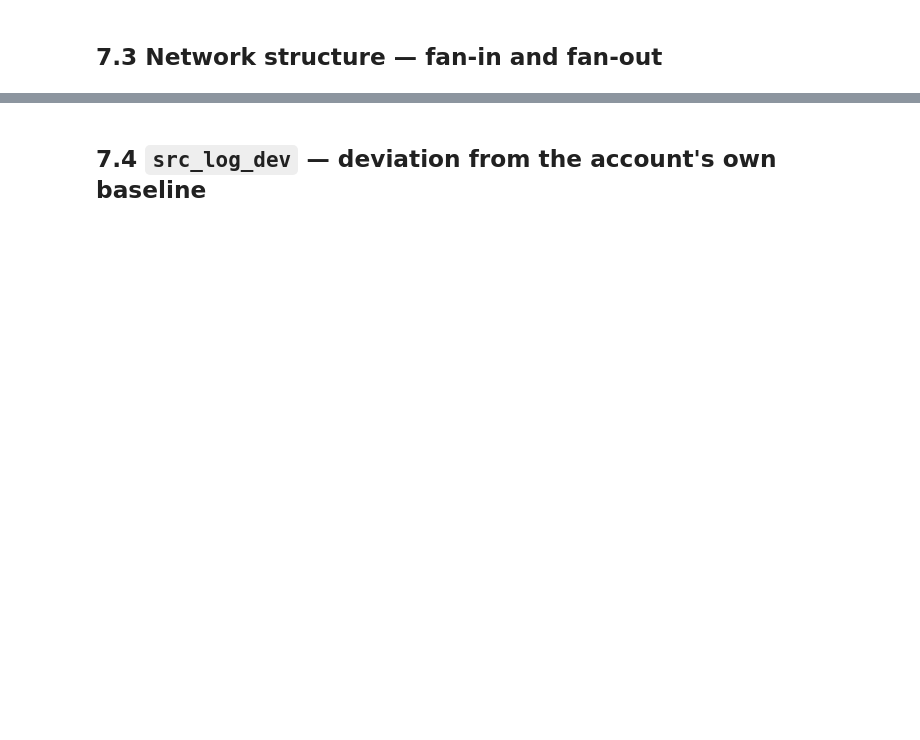
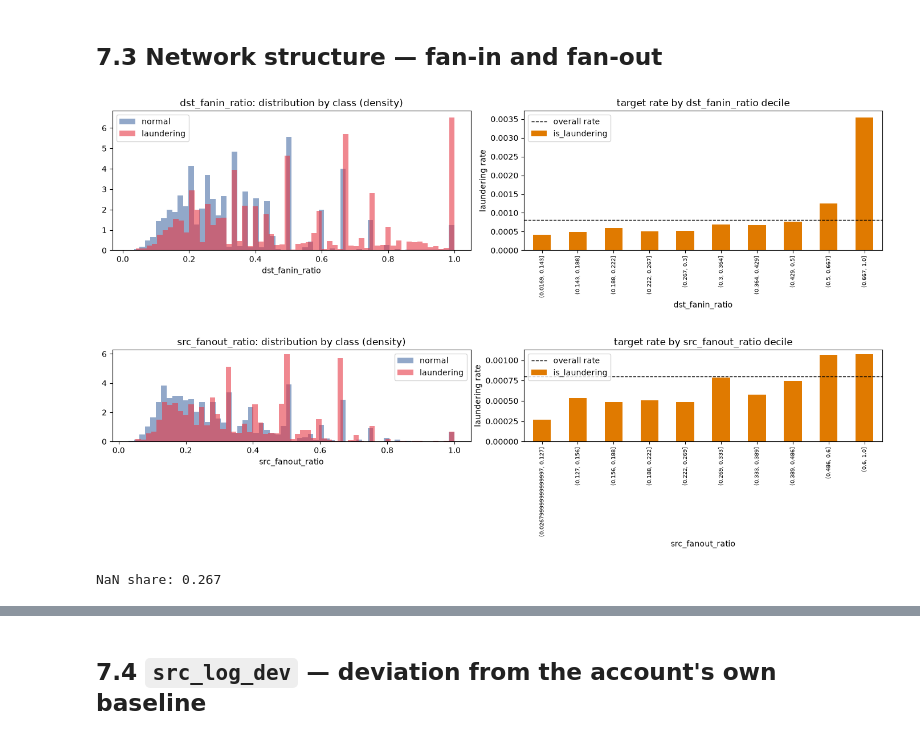
Before and after one commit to Rutu-RD/aml-transaction-detection, a Jupyter notebook: notebooks/01_eda_final.ipynb, the cells around one changed output, grey strips where cells are left out. Drawn from its saved outputs; the diff is of its cells as text; code cells hidden in the pictures; blank space fills up the shorter version.

```diff
--- a/notebooks/01_eda_final.ipynb
+++ b/notebooks/01_eda_final.ipynb
@@ -99,5 +666,11 @@ train["src_rapid_txn"]    = train.src_secs_since_last <= 60train["src_dormant_wa
 # %% [markdown]
 ## 7.3 Network structure — fan-in and fan-out
 # %%
-explore_numeric(train, "dst_fanin_ratio",  log_scale=False)explore_numeric(train, "src_fanout_ratio", log_scale=False)print("NaN share:", train.dst_fanin_ratio.isna().mean().round(3))
+explore_numeric(train, "dst_fanin_ratio",  log_scale=False)
+explore_numeric(train, "src_fanout_ratio", log_scale=False)
+print("NaN share:", train.dst_fanin_ratio.isna().mean().round(3))
+# %% [output]
+[figure, added]
+[figure, added]
+NaN share: 0.267
 # %% [markdown]
```
Also changed, not shown: parts of 59 cells of this notebook, 27 other files.
